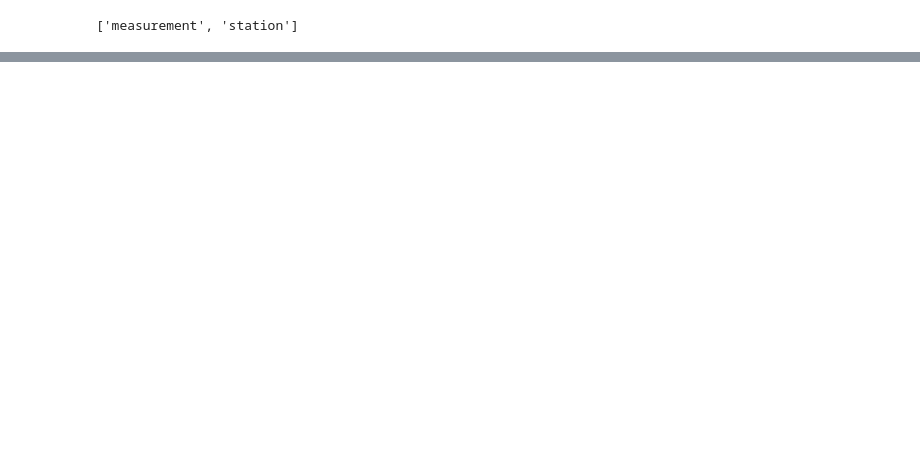
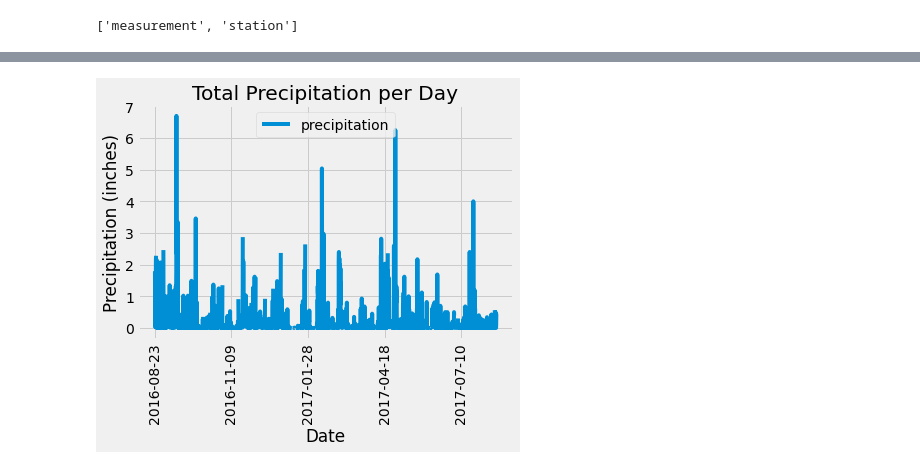
Before and after one commit to clarkb21/surfs_up, a Jupyter notebook: climate_analysis.ipynb, the cells around one changed output, grey strips where cells are left out. Drawn from its saved outputs; the diff is of its cells as text; code cells hidden in the pictures; blank space fills up the shorter version.

Commit message:
Precipitation plot created

```diff
--- a/climate_analysis.ipynb
+++ b/climate_analysis.ipynb
@@ -34,0 +39,6 @@ session = Session(engine)
+# %%
+#Retrieve precipiation scores
+results = [] #This variable will store all the results, we make it start as an empty list and add data into it as we go
+results = session.query(Measurement.date, Measurement.prcp).filter(Measurement.date >= prev_year).all()
+print(results)
+#Filter only the dates we want to see, .all() extracts all results from the query and puts them in a list
@@ -34,0 +47,4 @@ session = Session(engine)
+# %%
+#To save query for future reference, store it in a pandas df
+results_df = pd.DataFrame(results, columns = ['date', 'precipitation'])
+print(results_df)
@@ -34,0 +66,4 @@ session = Session(engine)
+# %%
+#We can manipulate how the df looks using set index
+results_df.set_index(results_df['date'], inplace=True)
+print(results_df)
@@ -34,0 +108,4 @@ session = Session(engine)
+# %%
+#The dates are not in chronilogical order above, so we need to sort the index (which is now the date)
+results_df = results_df.sort_index()
+print(results_df.to_string(index=False))
@@ -34,0 +130,10 @@ session = Session(engine)
+# %%
+#Plotting the results data for a better visual effect
+results_df.plot()
+plt.xticks(rotation=90)
+plt.title('Total Precipitation per Day')
+plt.ylabel("Precipitation (inches)")
+plt.xlabel("Date")
+plt.show()
+# %% [output]
+[figure, added]
```
Also changed, not shown: parts of 7 cells of this notebook.
